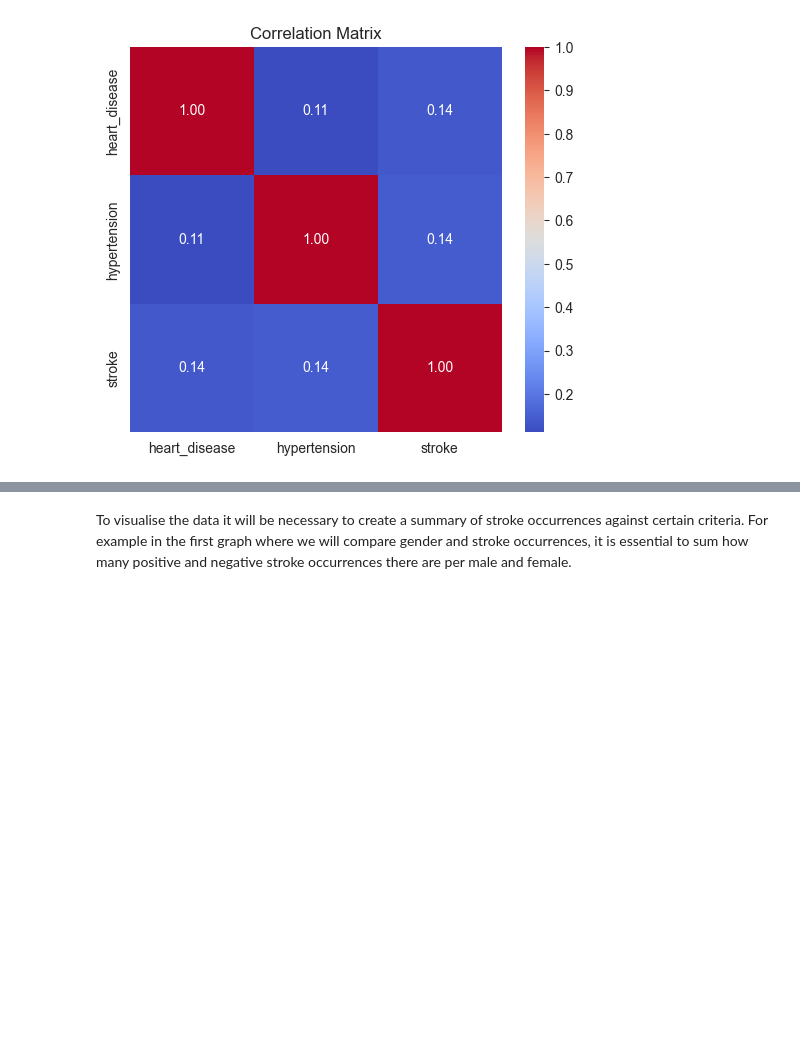
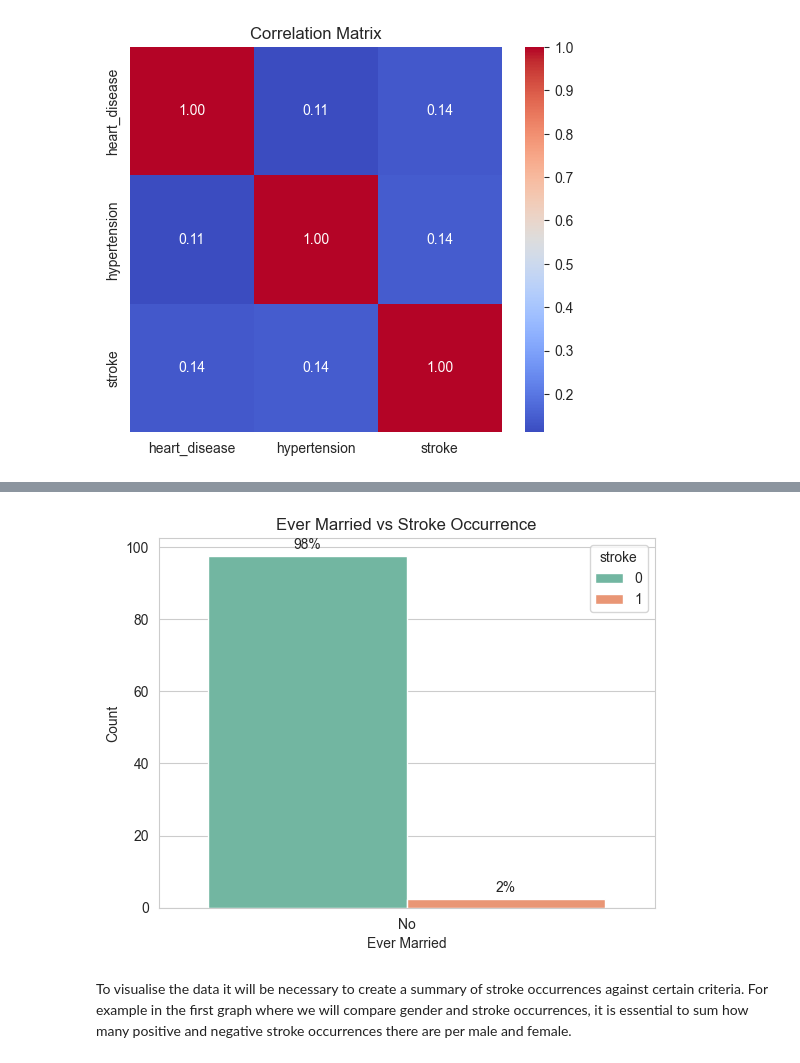
Before and after one commit to naqashb7/stroke_prediction_app, a Jupyter notebook: jupyter_notebooks/EDA.ipynb, the cells around one changed output, grey strips where cells are left out. Saved outputs shown, nothing was run; the diff lists cells and outputs as text; code cells hidden in the pictures; blank space fills up the shorter version.

```diff
--- a/jupyter_notebooks/EDA.ipynb
+++ b/jupyter_notebooks/EDA.ipynb
@@ -304,3 +320,19 @@ plt.show()
+# %%
+marital_history_yes = clean_stroke_data_df[clean_stroke_data_df["ever_married"] == "No"]
+
+marital_history_countplot = sns.countplot(data=marital_history_yes, x="ever_married", hue="stroke", palette="Set2", stat="percent")
+
+for container in marital_history_countplot.containers:
+    labels = [f'{v.get_height():.0f}%' for v in container]
+    marital_history_countplot.bar_label(container, labels=labels, padding= 3)
+
+
+plt.title("Ever Married vs Stroke Occurrence")
+plt.xlabel("Ever Married")
+plt.ylabel("Count")
+plt.show()
+# %% [output]
+[figure, added]
 # %% [markdown]
 To visualise the data it will be necessary to create a summary of stroke occurrences against certain criteria. For example in the first graph where we will compare gender and stroke occurrences, it is essential to sum how many positive and negative stroke occurrences there are per male and female.
 # %% [markdown]
```
Also changed, not shown: parts of 1 cell of this notebook, 3 other files.
